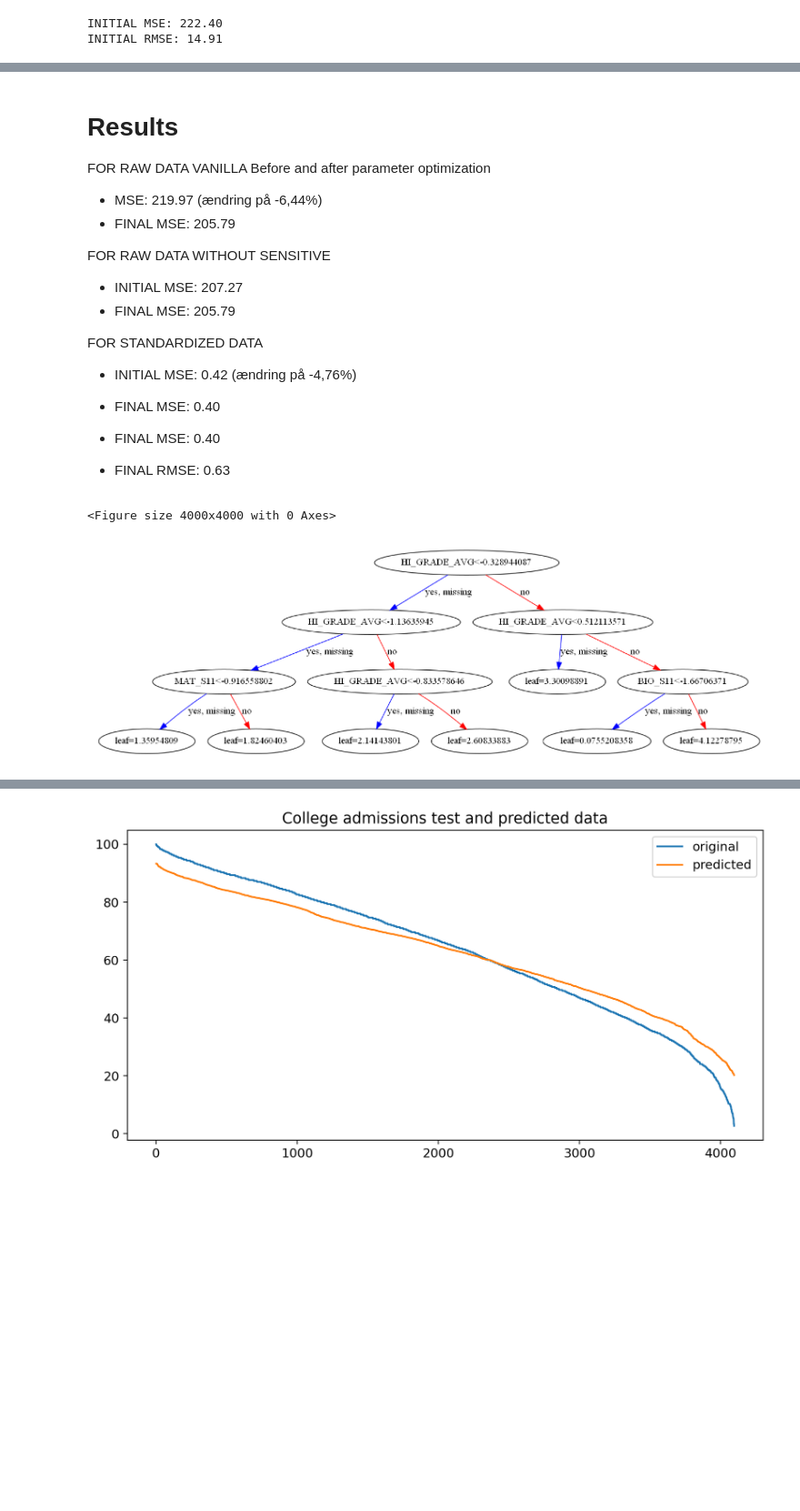
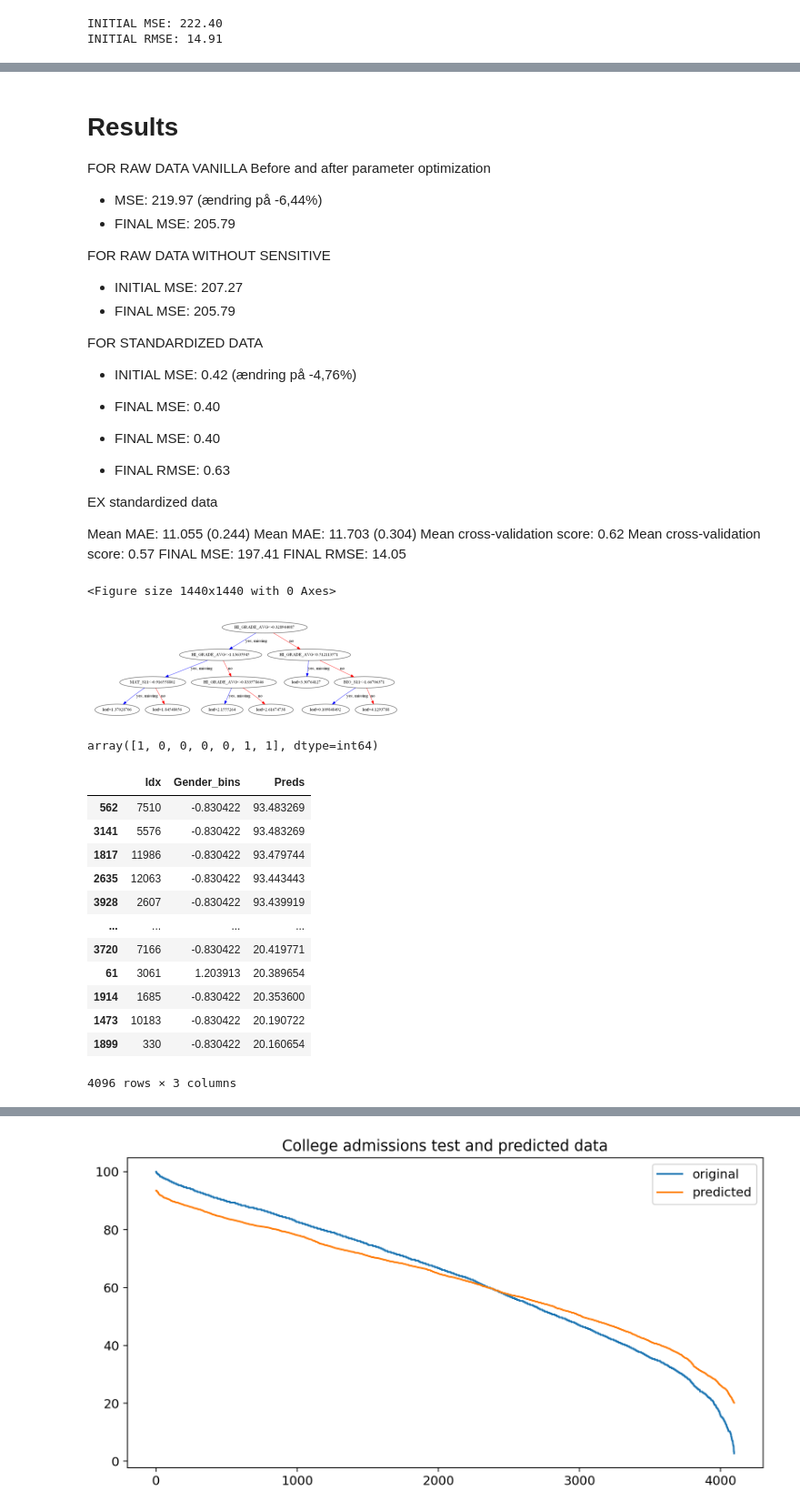
Before and after one commit to s183910/Bachelor_Gabi_Kat, a Jupyter notebook: src/Algoritmer/plain_xgboost_expanded_stand.ipynb, the cells around one changed output, grey strips where cells are left out. Shown at 91% size. Saved outputs shown, nothing was run; the diff lists cells and outputs as text; code cells hidden in the pictures; blank space fills up the shorter version.

Commit message:
all fixed extended data xgboost

```diff
--- a/src/Algoritmer/plain_xgboost_expanded_stand.ipynb
+++ b/src/Algoritmer/plain_xgboost_expanded_stand.ipynb
@@ -153,6 +160,6 @@ INITIAL RMSE: 14.91
 # %%
 
-final_model = xgb.XGBRegressor(seed=24, objective='reg:squarederror', max_depth=3, learning_rate=0.05, gamma=0,reg_lambda=15.0, scale_pos_weight=0.01)
+final_model = xgb.XGBRegressor(seed=24, objective='reg:squarederror', max_depth=3, learning_rate=0.05, gamma=0,reg_lambda=10.0, scale_pos_weight=1)
 final_model.fit(X_train,y_train,verbose=True, eval_metric='rmse')
 # eval_metric default according to objective
 from numpy import absolute
@@ -215,7 +222,6 @@ FOR RAW DATA VANILLA
 Before and after parameter optimization
 - MSE: 219.97  (ændring på -6,44%)
 - FINAL MSE: 205.79
-
 
 FOR RAW DATA WITHOUT SENSITIVE
 - INITIAL MSE: 207.27
@@ -227,6 +233,15 @@ FOR STANDARDIZED DATA
 
 - FINAL MSE: 0.40
 - FINAL RMSE: 0.63
+
+EX standardized data
+
+Mean MAE: 11.055 (0.244)
+Mean MAE: 11.703 (0.304)
+Mean cross-validation score: 0.62
+Mean cross-validation score: 0.57
+FINAL MSE: 197.41
+FINAL RMSE: 14.05
 # %%
 
 # plot decision tree
@@ -243,7 +258,15 @@ plot_tree(final_model,fontsize=10)
 # plt.show()
 plt.savefig('tree_high_dpi_ex', dpi=400)
 # %% [output]
-<Figure size 4000x4000 with 0 Axes>
+<Figure size 1440x1440 with 0 Axes>
-[figure, old version]
+[figure, new version]
+# %%
+
+# Reparring the index and predictions
+index = X_test.index.to_numpy()
+gender = X_test.GENDER_bin.to_numpy()
+gender[:7]
+# %% [output]
+array([1, 0, 0, 0, 0, 1, 1], dtype=int64)
 # %%
 
@@ -267,3 +286,19 @@ samlet_preds_plain_ex.to_csv("samlet_preds_plain_ex.csv")
+# %%
+samlet_preds_plain_ex
+# %% [output]
+|  | Idx | Gender_bins | Preds |
+| 562 | 7510 | -0.830422 | 93.483269 |
+| 3141 | 5576 | -0.830422 | 93.483269 |
+| 1817 | 11986 | -0.830422 | 93.479744 |
+| 2635 | 12063 | -0.830422 | 93.443443 |
+| 3928 | 2607 | -0.830422 | 93.439919 |
+| ... | ... | ... | ... |
+| 3720 | 7166 | -0.830422 | 20.419771 |
+| 61 | 3061 | 1.203913 | 20.389654 |
+| 1914 | 1685 | -0.830422 | 20.353600 |
+| 1473 | 10183 | -0.830422 | 20.190722 |
+| 1899 | 330 | -0.830422 | 20.160654 |
+4096 rows × 3 columns
 # %%
 # df = pd.read_csv("df_sum_score_ex.csv")
 # dfs = df.copy()
```
Also changed, not shown: parts of 9 cells of this notebook, 4 other files.
